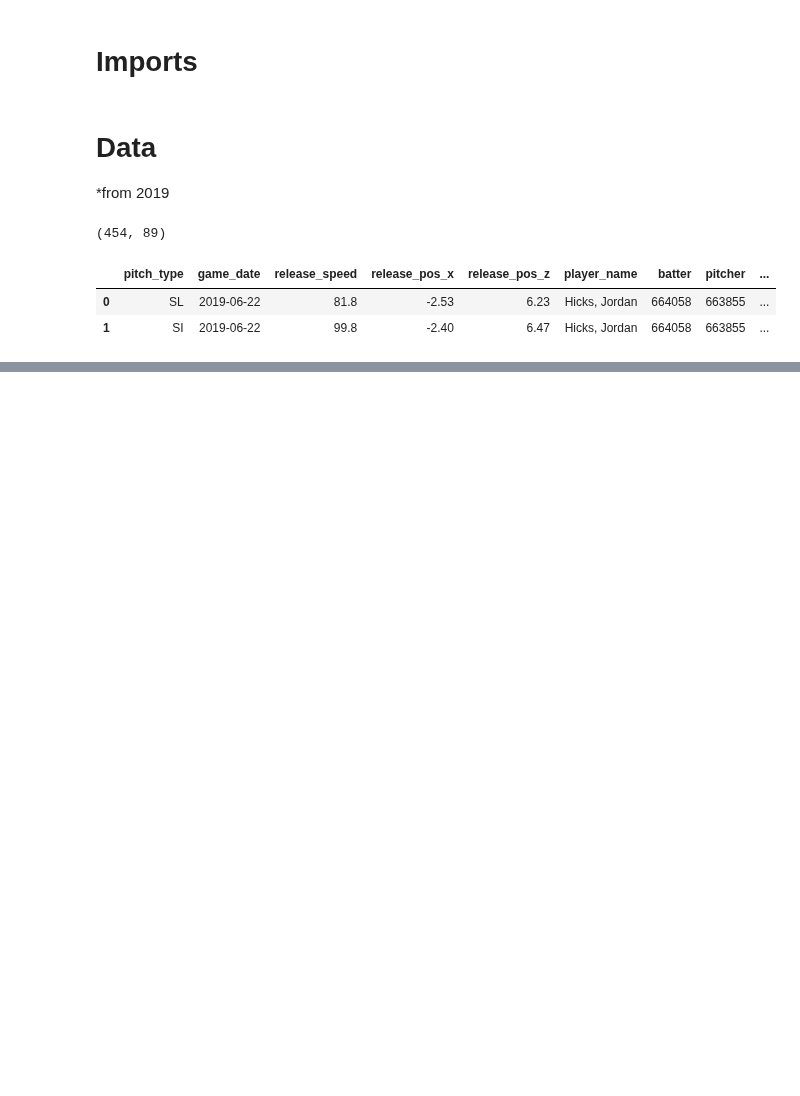
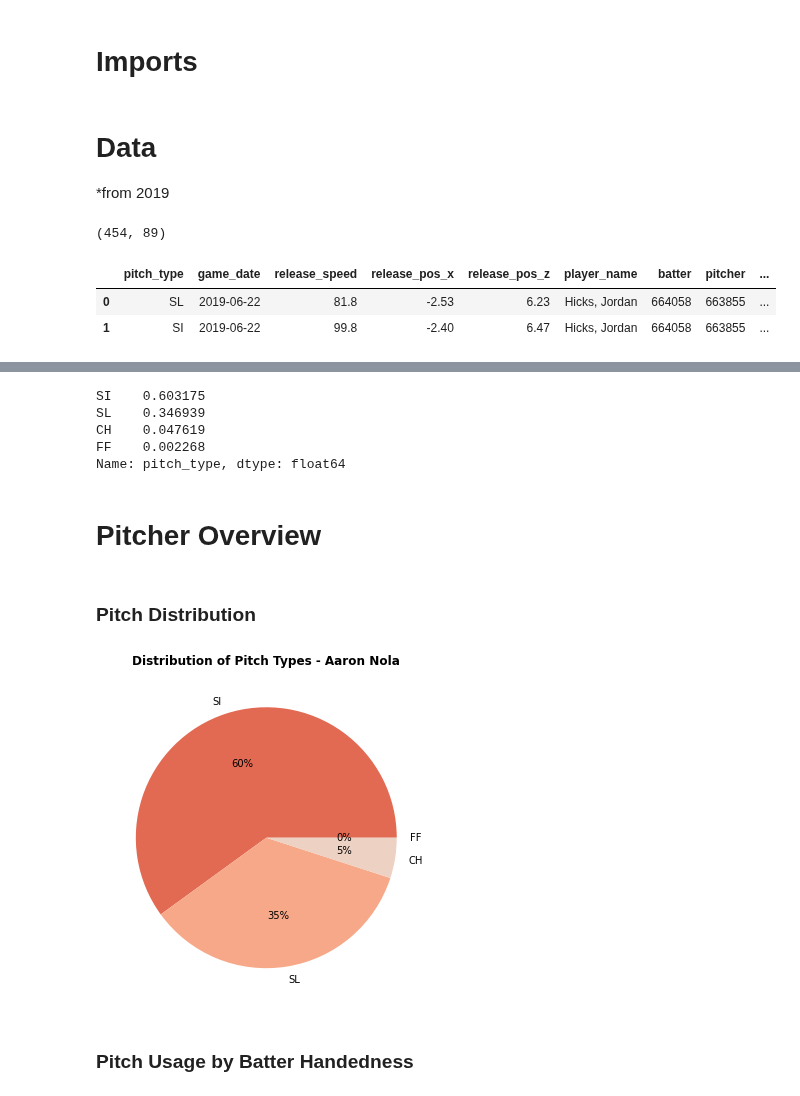
Before and after one commit to anthonyzurke/player-analysis, a Jupyter notebook: pitchers/hicks-scoutingreport.ipynb, the cells around one changed output, grey strips where cells are left out. Drawn from its saved outputs; the diff is of its cells as text; code cells hidden in the pictures; blank space fills up the shorter version.

```diff
--- a/pitchers/hicks-scoutingreport.ipynb
+++ b/pitchers/hicks-scoutingreport.ipynb
@@ -30,0 +63,25 @@ hicks.head(2)
+# %%
+hicks.pitch_type.value_counts(normalize=True)
+# %% [output]
+SI    0.603175
+SL    0.346939
+CH    0.047619
+FF    0.002268
+Name: pitch_type, dtype: float64
+# %% [markdown]
+# Pitcher Overview
+# %% [markdown]
+### Pitch Distribution
+# %%
+plt.figure(figsize = (8, 6))
+
+dist = round(hicks.pitch_type.value_counts(normalize = True), 2)
+labels = ['SI', 'SL', 'CH', 'FF']
+color = sns.color_palette('coolwarm_r')
+
+plt.pie(dist, labels = labels, colors = color, autopct = '%.0f%%')
+plt.title('Distribution of Pitch Types - Aaron Nola', fontdict = font_title, pad = 15);
+# %% [output]
+[figure, added]
+# %% [markdown]
+### Pitch Usage by Batter Handedness
```
Also changed, not shown: parts of 21 cells of this notebook, 1 other file.
